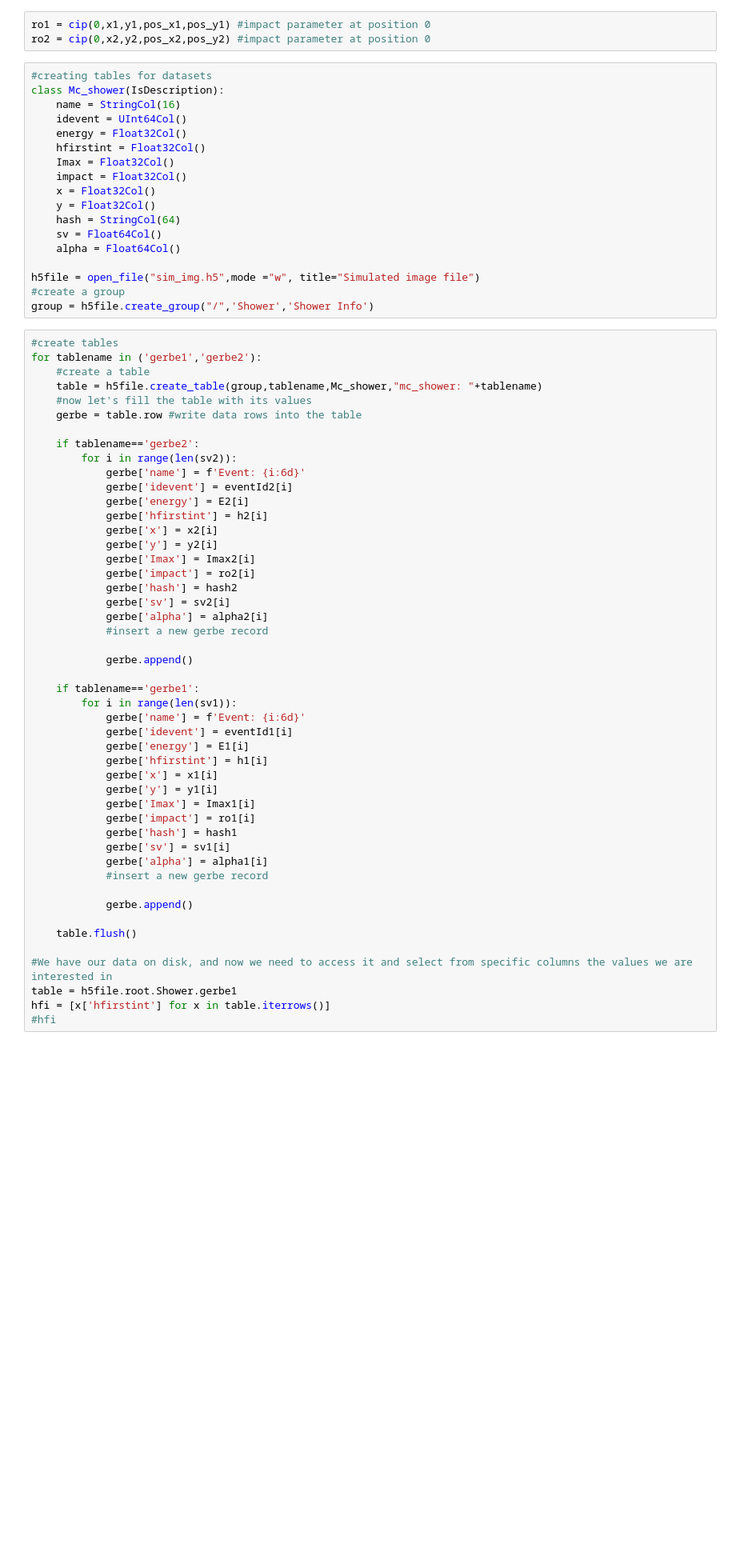
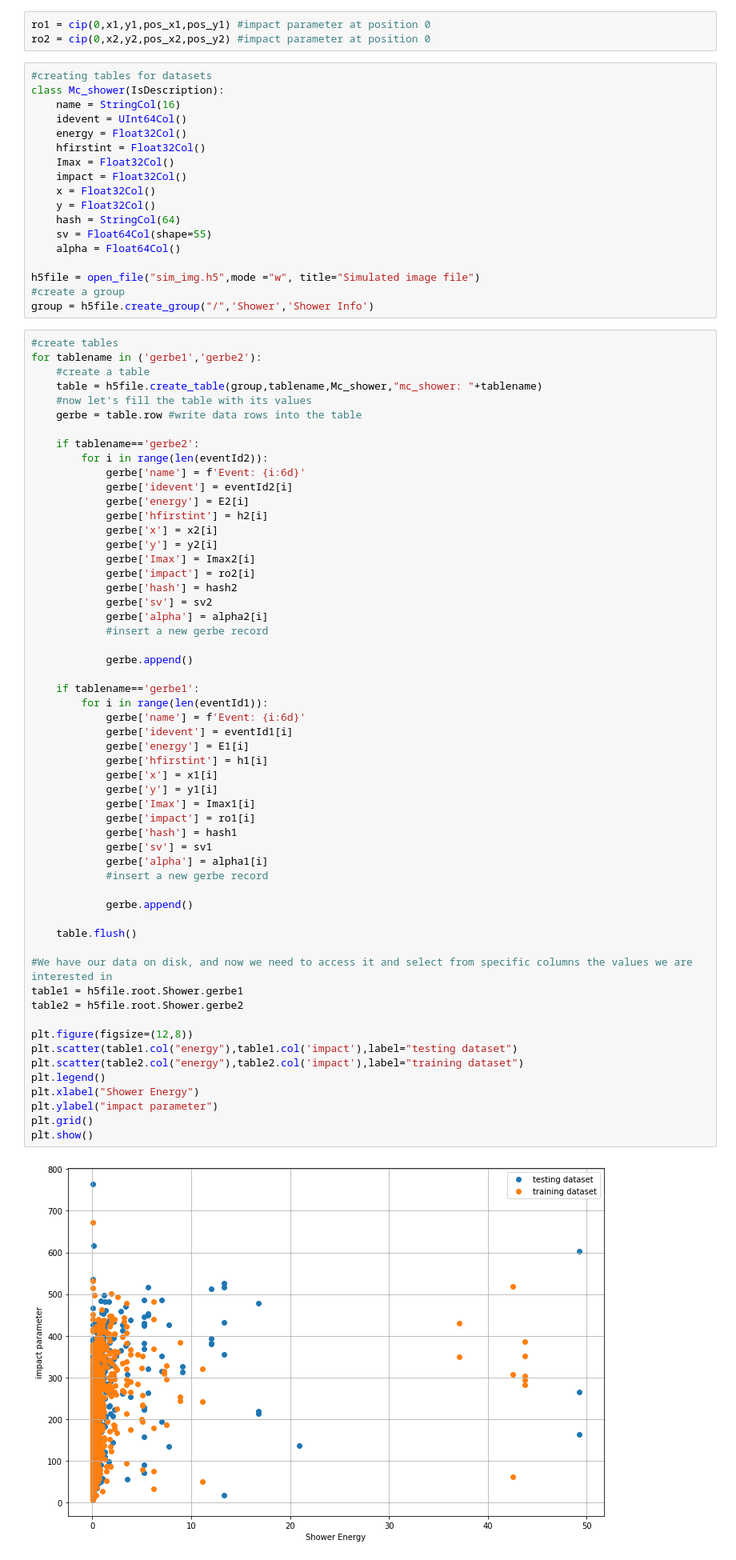
Before and after one commit to Khadimou/cta, a Jupyter notebook: simulatedimages.ipynb, the cells around one changed output. Shown: that part at 80% size. Saved outputs shown, nothing was run; the diff lists cells and outputs as text; blank space fills up the shorter version.

```diff
--- a/simulatedimages.ipynb
+++ b/simulatedimages.ipynb
@@ -154,7 +158,7 @@ class Mc_shower(IsDescription):
     x = Float32Col()
     y = Float32Col()
     hash = StringCol(64)
-    sv = Float64Col()
+    sv = Float64Col(shape=55)
     alpha = Float64Col()
 
 h5file = open_file("sim_img.h5",mode ="w", title="Simulated image file")
@@ -169,42 +173,52 @@ for tablename in ('gerbe1','gerbe2'):
     gerbe = table.row #write data rows into the table
 
     if tablename=='gerbe2':
-        for i in range(len(sv2)):
+        for i in range(len(eventId2)):
             gerbe['name'] = f'Event: {i:6d}'
             gerbe['idevent'] = eventId2[i]
             gerbe['energy'] = E2[i]
             gerbe['hfirstint'] = h2[i]
             gerbe['x'] = x2[i]
             gerbe['y'] = y2[i]
             gerbe['Imax'] = Imax2[i]
             gerbe['impact'] = ro2[i]
             gerbe['hash'] = hash2
-            gerbe['sv'] = sv2[i]
+            gerbe['sv'] = sv2
             gerbe['alpha'] = alpha2[i]
             #insert a new gerbe record
 
             gerbe.append()
 
     if tablename=='gerbe1':
-        for i in range(len(sv1)):
+        for i in range(len(eventId1)):
             gerbe['name'] = f'Event: {i:6d}'
             gerbe['idevent'] = eventId1[i]
             gerbe['energy'] = E1[i]
             gerbe['hfirstint'] = h1[i]
             gerbe['x'] = x1[i]
             gerbe['y'] = y1[i]
             gerbe['Imax'] = Imax1[i]
             gerbe['impact'] = ro1[i]
             gerbe['hash'] = hash1
-            gerbe['sv'] = sv1[i]
+            gerbe['sv'] = sv1
             gerbe['alpha'] = alpha1[i]
             #insert a new gerbe record
 
             gerbe.append()
 
     table.flush()
 
 #We have our data on disk, and now we need to access it and select from specific columns the values we are interested in
-table = h5file.root.Shower.gerbe1
-hfi = [x['hfirstint'] for x in table.iterrows()]
-#hfi
+table1 = h5file.root.Shower.gerbe1
+table2 = h5file.root.Shower.gerbe2
+
+plt.figure(figsize=(12,8))
+plt.scatter(table1.col("energy"),table1.col('impact'),label="testing dataset")
+plt.scatter(table2.col("energy"),table2.col('impact'),label="training dataset")
+plt.legend()
+plt.xlabel("Shower Energy")
+plt.ylabel("impact parameter")
+plt.grid()
+plt.show()
+# %% [output]
+[figure, added]
```
Also changed, not shown: parts of 4 cells of this notebook, 2 other files.
